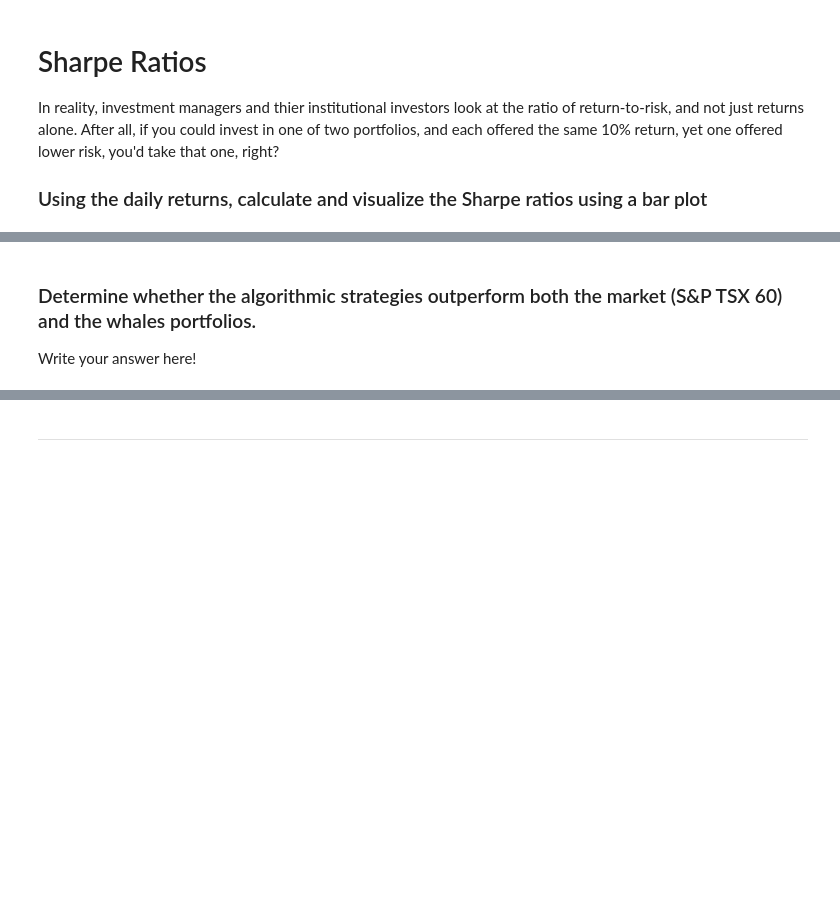
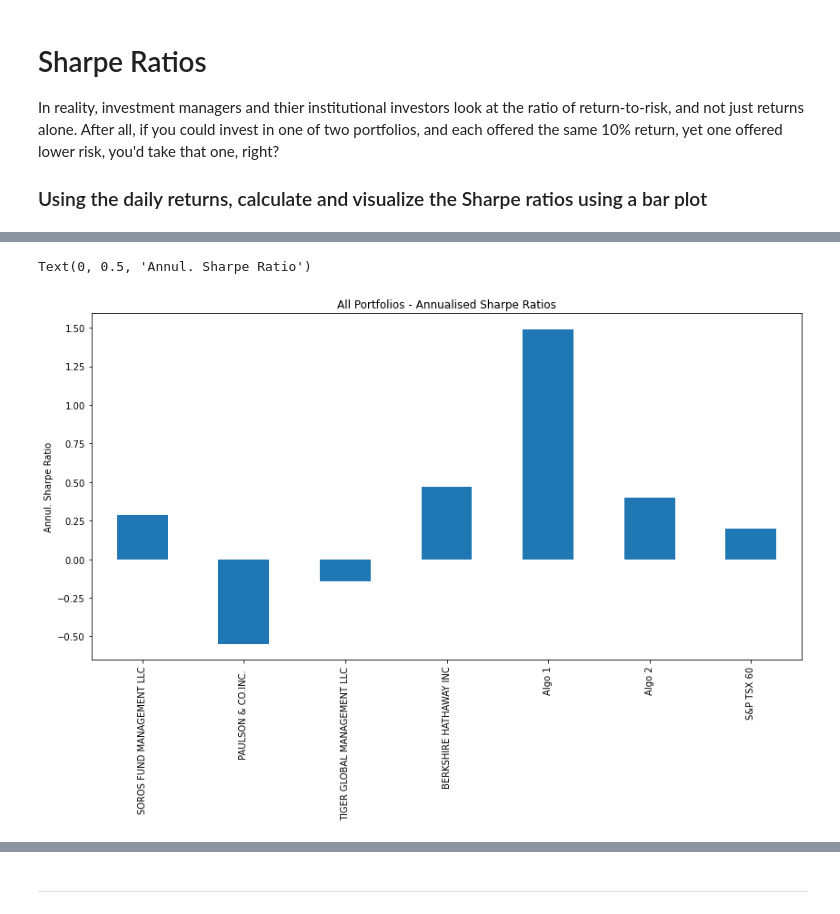
Before and after one commit to aylwarda/fintech-pandas-analysis, a Jupyter notebook: whale_analysis.ipynb, the cells around one changed output, grey strips where cells are left out. Drawn from its saved outputs; the diff is of its cells as text; code cells hidden in the pictures; blank space fills up the shorter version.

```diff
--- a/whale_analysis.ipynb
+++ b/whale_analysis.ipynb
@@ -485,0 +499,5 @@ In reality, investment managers and thier institutional investors look at the ra
+# %%
+# Annualized Sharpe Ratios
+# These calculations assume no risk, i.e. without including the risk-free rate
+all_ret_sharpe = (all_returns.mean() * 252) / (all_returns.std() * np.sqrt(252))
+all_ret_sharpe
@@ -486,6 +513,6 @@ In reality, investment managers and thier institutional investors look at the ra
 # %%
 # Visualize the sharpe ratios as a bar plot
+all_ret_sharpe.plot(kind="bar", figsize=(14,7), title="All Portfolios - Annualised Sharpe Ratios").set_ylabel("Annul. Sharpe Ratio")
+# %% [output]
+Text(0, 0.5, 'Annul. Sharpe Ratio')
+[figure, added]
-# %% [markdown]
-### Determine whether the algorithmic strategies outperform both the market (S&P TSX 60) and the whales portfolios.
-
-Write your answer here!
```
Also changed, not shown: parts of 41 cells of this notebook, 2 other files.
